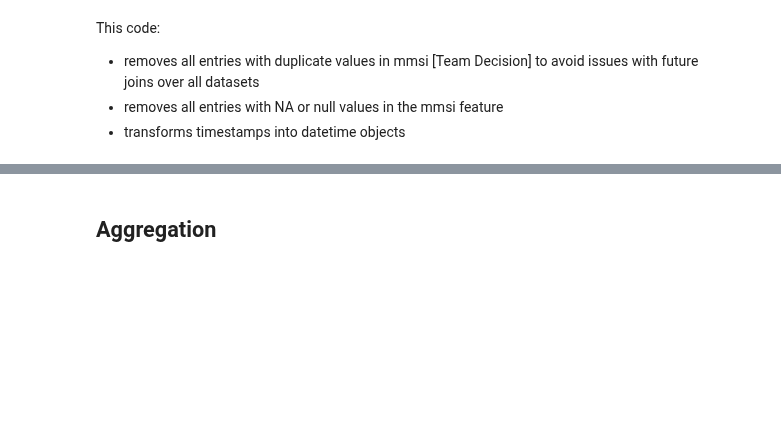
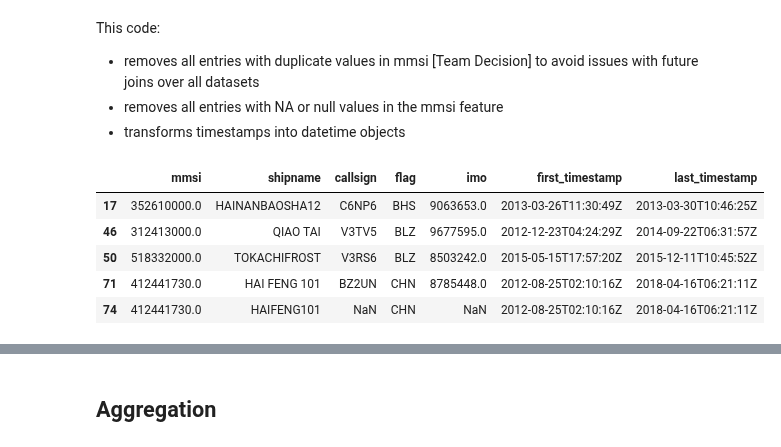
Before and after one commit to neuhart/Doing_DataScience_SS22, a Jupyter notebook: transformation.ipynb, the cells around one changed output, grey strips where cells are left out. Cells and saved outputs as stored; diff of their text form; code cells hidden in the pictures; blank space fills up the shorter version.

```diff
--- a/transformation.ipynb
+++ b/transformation.ipynb
@@ -183,4 +141,13 @@ This code:
 * removes all entries with duplicate values in mmsi [Team Decision] to avoid issues with future joins over all datasets
 * removes all entries with NA or null values in the mmsi feature
 * transforms timestamps into datetime objects
+# %%
+df_ves.loc[df_ves['mmsi'].duplicated(keep=False)].head()
+# %% [output]
+|  | mmsi | shipname | callsign | flag | imo | first_timestamp | last_timestamp |
+| 17 | 352610000.0 | HAINANBAOSHA12 | C6NP6 | BHS | 9063653.0 | 2013-03-26T11:30:49Z | 2013-03-30T10:46:25Z |
+| 46 | 312413000.0 | QIAO TAI | V3TV5 | BLZ | 9677595.0 | 2012-12-23T04:24:29Z | 2014-09-22T06:31:57Z |
+| 50 | 518332000.0 | TOKACHIFROST | V3RS6 | BLZ | 8503242.0 | 2015-05-15T17:57:20Z | 2015-12-11T10:45:52Z |
+| 71 | 412441730.0 | HAI FENG 101 | BZ2UN | CHN | 8785448.0 | 2012-08-25T02:10:16Z | 2018-04-16T06:21:11Z |
+| 74 | 412441730.0 | HAIFENG101 | NaN | CHN | NaN | 2012-08-25T02:10:16Z | 2018-04-16T06:21:11Z |
 # %%
```
Also changed, not shown: parts of 24 cells of this notebook.
